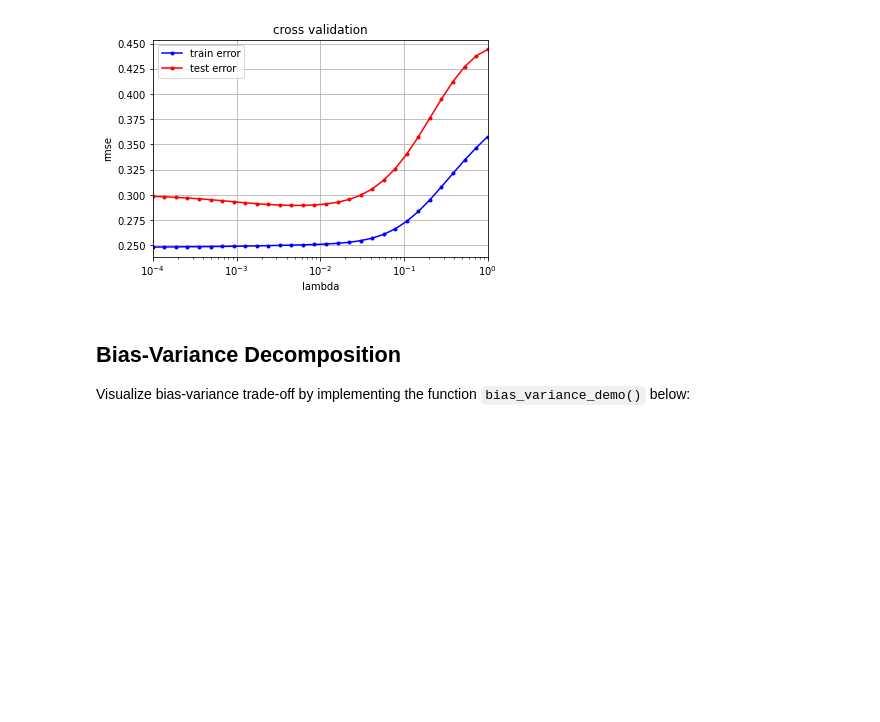
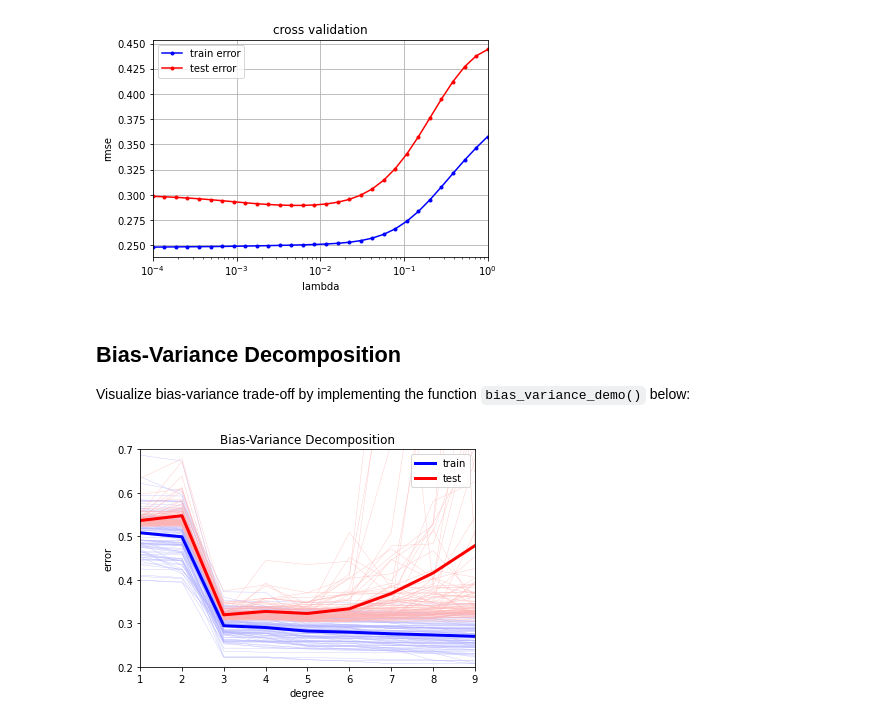
Before and after one commit to Pin-Yen/ML_course, a Jupyter notebook: labs/ex04/template/ex04.ipynb, the cells around one changed output. Saved outputs shown, nothing was run; the diff lists cells and outputs as text; code cells hidden in the pictures; blank space fills up the shorter version.

```diff
--- a/labs/ex04/template/ex04.ipynb
+++ b/labs/ex04/template/ex04.ipynb
@@ -134,34 +131,41 @@ Visualize bias-variance trade-off by implementing the function `bias_variance_de
 from least_squares import least_squares
 from split_data import split_data
 from plots import bias_variance_decomposition_visualization
 
 def bias_variance_demo():
     """The entry."""
     # define parameters
     seeds = range(100)
     num_data = 10000
     ratio_train = 0.005
     degrees = range(1, 10)
 
     # define list to store the variable
     rmse_tr = np.empty((len(seeds), len(degrees)))
     rmse_te = np.empty((len(seeds), len(degrees)))
 
     for index_seed, seed in enumerate(seeds):
         np.random.seed(seed)
         x = np.linspace(0.1, 2 * np.pi, num_data)
         y = np.sin(x) + 0.3 * np.random.randn(num_data).T
         # ***************************************************
         # INSERT YOUR CODE HERE
         # split data with a specific seed: TODO
         # ***************************************************
-        raise NotImplementedError
+        x_train, x_test, y_train, y_test = split_data(x, y, ratio_train, seed)
         # ***************************************************
         # INSERT YOUR CODE HERE
-        # bias_variance_decomposition: TODO
-        # ***************************************************
-        raise NotImplementedError
+        for index_degree, degree in enumerate(degrees):
+          x_train_poly = build_poly(x_train, degree)
+          x_test_poly = build_poly(x_test, degree)
+          weight = least_squares(y_train, x_train_poly)
+
+          rmse_tr[index_seed][index_degree] = np.sqrt(2*compute_mse(y_train, x_train_poly, weight))
+          rmse_te[index_seed][index_degree] = np.sqrt(2*compute_mse(y_test, x_test_poly, weight))
+
 
     bias_variance_decomposition_visualization(degrees, rmse_tr, rmse_te)
 
 bias_variance_demo()
+# %% [output]
+[figure, added]
```
Also changed, not shown: parts of 1 cell of this notebook.
